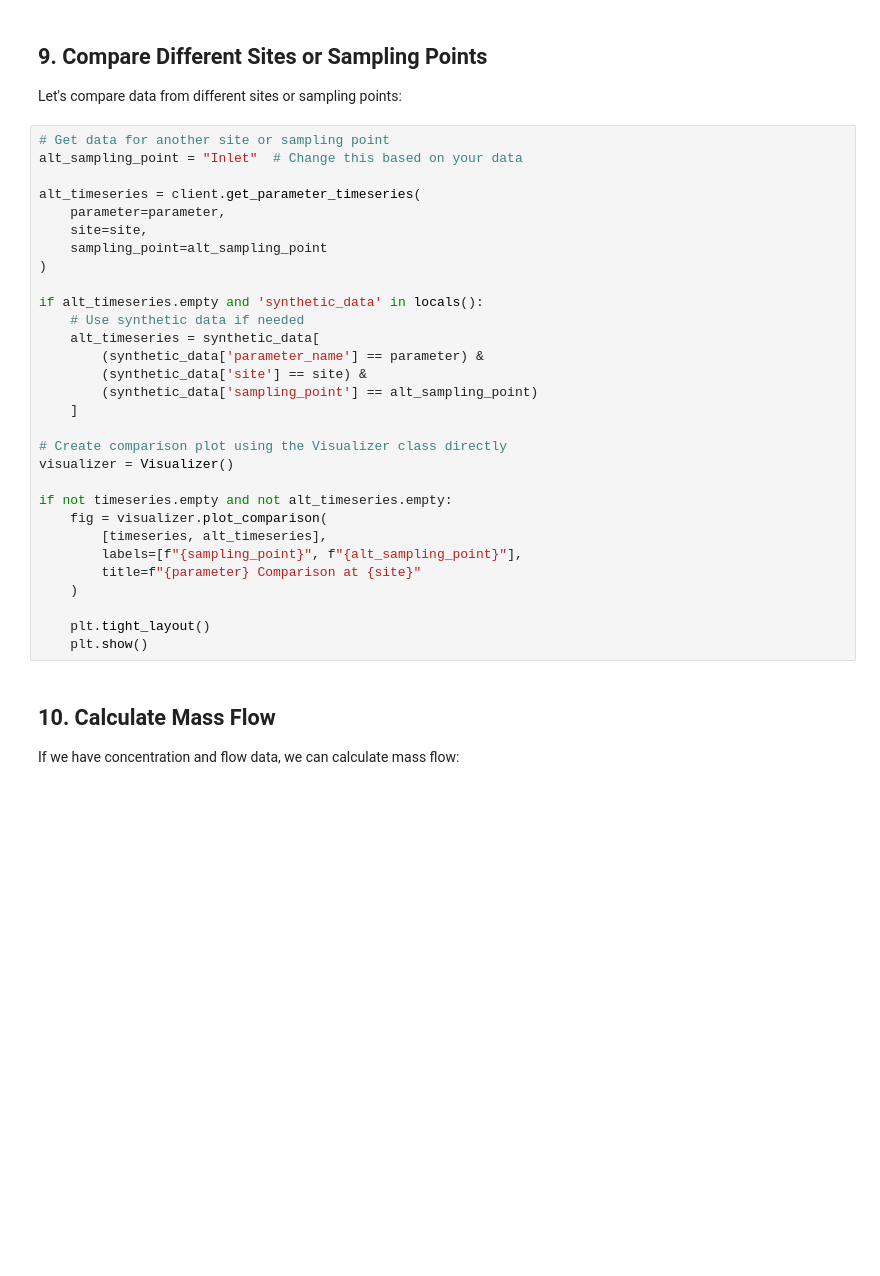
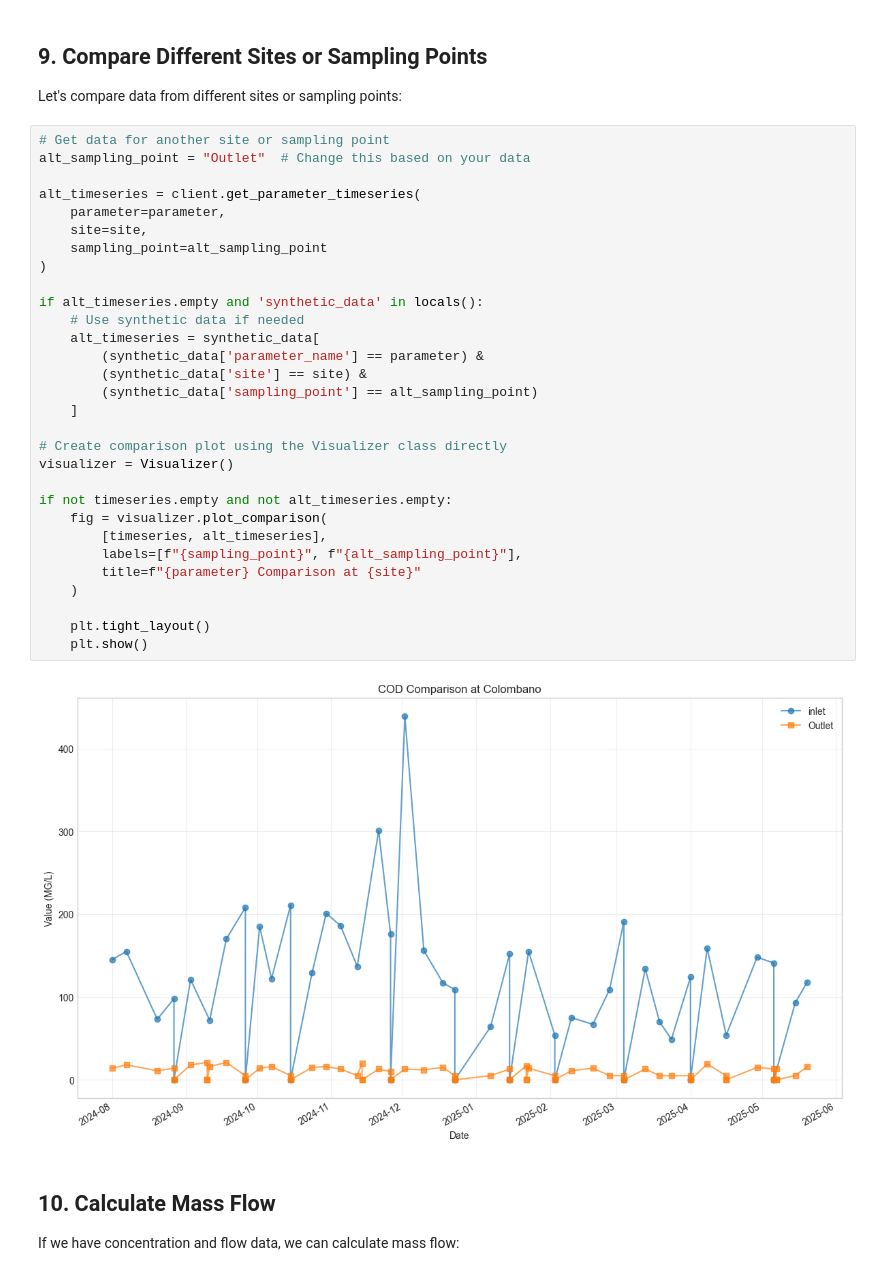
Before and after one commit to Freetaban/prolabdep, a Jupyter notebook: examples/tutorial.ipynb, the cells around one changed output. Cells and saved outputs as stored; diff of their text form; blank space fills up the shorter version.

```diff
--- a/examples/tutorial.ipynb
+++ b/examples/tutorial.ipynb
@@ -229,34 +251,36 @@ plt.show()
 Let's compare data from different sites or sampling points:
 # %%
 # Get data for another site or sampling point
-alt_sampling_point = "Inlet"  # Change this based on your data
+alt_sampling_point = "Outlet"  # Change this based on your data
 
 alt_timeseries = client.get_parameter_timeseries(
     parameter=parameter,
     site=site,
     sampling_point=alt_sampling_point
 )
 
 if alt_timeseries.empty and 'synthetic_data' in locals():
     # Use synthetic data if needed
     alt_timeseries = synthetic_data[
         (synthetic_data['parameter_name'] == parameter) &
         (synthetic_data['site'] == site) &
         (synthetic_data['sampling_point'] == alt_sampling_point)
     ]
 
 # Create comparison plot using the Visualizer class directly
 visualizer = Visualizer()
 
 if not timeseries.empty and not alt_timeseries.empty:
     fig = visualizer.plot_comparison(
         [timeseries, alt_timeseries],
         labels=[f"{sampling_point}", f"{alt_sampling_point}"],
         title=f"{parameter} Comparison at {site}"
     )
 
     plt.tight_layout()
     plt.show()
+# %% [output]
+[figure, added]
 # %% [markdown]
 ## 10. Calculate Mass Flow
 
```
Also changed, not shown: parts of 12 cells of this notebook, 22 other files.
